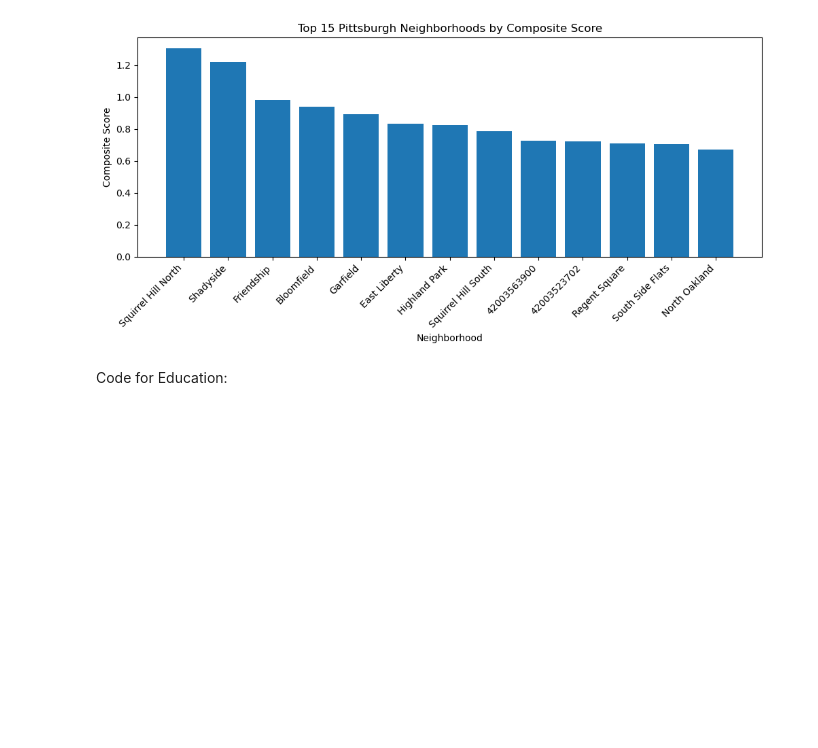
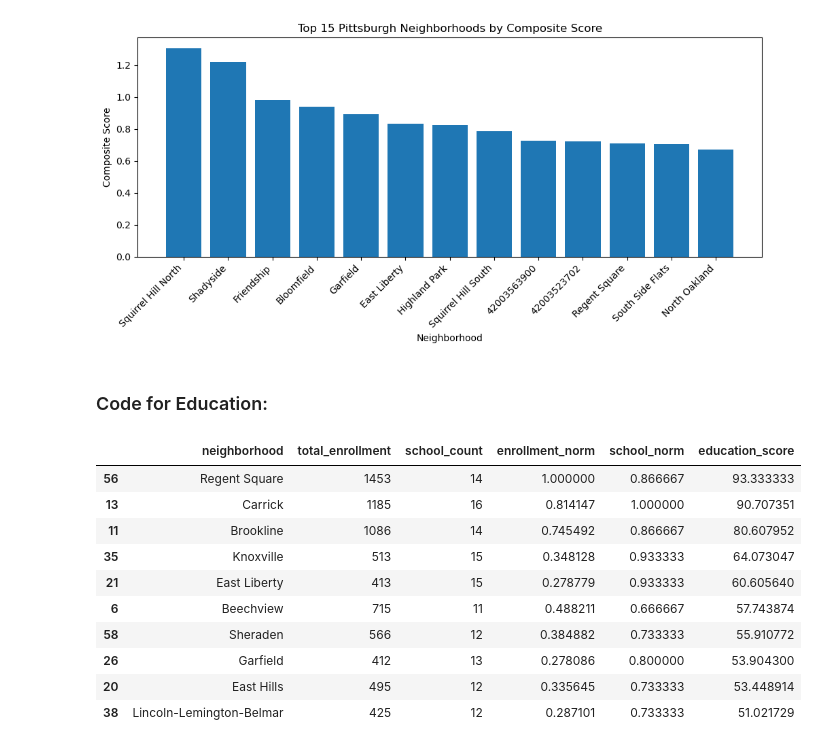
Before and after one commit to vkpurini/Best-Neighborhood-in-Pittsburgh-, a Jupyter notebook: Final-Notebook.ipynb, the cells around one changed output. Drawn from its saved outputs; the diff is of its cells as text; code cells hidden in the pictures; blank space fills up the shorter version.

Commit message:
Group's Final Notebook

```diff
--- a/Final-Notebook.ipynb
+++ b/Final-Notebook.ipynb
@@ -191,4 +191,52 @@ plt.show()
 # %% [output]
 [figure]
 # %% [markdown]
-Code for Education:
+### Code for Education:
+# %%
+import pandas as pd
+
+df = pd.read_csv("neighborhood_school_enrollment.csv")
+
+# Cleaning the data
+df = df.dropna(subset=["neighborhood", "enrolled_students"])
+df["neighborhood"] = df["neighborhood"].str.strip().str.title()
+df["enrolled_students"] = pd.to_numeric(df["enrolled_students"], errors="coerce")
+df = df.dropna(subset=["enrolled_students"])
+df = df[df["school"] != "Other"]
+
+# Total enrollment per neighborhood
+total_enrollment = (df.groupby("neighborhood")["enrolled_students"].sum().reset_index(name="total_enrollment"))
+
+# Number of unique schools per neighborhood
+school_count = (
+    df.groupby("neighborhood")["school"].nunique().reset_index(name="school_count"))
+
+merged = total_enrollment.merge(school_count, on="neighborhood")
+
+# Normalization
+min_enr = merged["total_enrollment"].min()
+max_enr = merged["total_enrollment"].max()
+merged["enrollment_norm"] = (merged["total_enrollment"] - min_enr) / (max_enr - min_enr)
+
+min_sc = merged["school_count"].min()
+max_sc = merged["school_count"].max()
+merged["school_norm"] = (merged["school_count"] - min_sc) / (max_sc - min_sc)
+
+# Final score
+merged["education_score"] = (0.5 * merged["enrollment_norm"] + 0.5 * merged["school_norm"]) * 100
+
+# Ranking
+result = merged.sort_values("education_score", ascending=False)
+result.head(10)
+# %% [output]
+|  | neighborhood | total_enrollment | school_count | enrollment_norm | school_norm | education_score |
+| 56 | Regent Square | 1453 | 14 | 1.000000 | 0.866667 | 93.333333 |
+| 13 | Carrick | 1185 | 16 | 0.814147 | 1.000000 | 90.707351 |
+| 11 | Brookline | 1086 | 14 | 0.745492 | 0.866667 | 80.607952 |
+| 35 | Knoxville | 513 | 15 | 0.348128 | 0.933333 | 64.073047 |
+| 21 | East Liberty | 413 | 15 | 0.278779 | 0.933333 | 60.605640 |
+| 6 | Beechview | 715 | 11 | 0.488211 | 0.666667 | 57.743874 |
+| 58 | Sheraden | 566 | 12 | 0.384882 | 0.733333 | 55.910772 |
+| 26 | Garfield | 412 | 13 | 0.278086 | 0.800000 | 53.904300 |
+| 20 | East Hills | 495 | 12 | 0.335645 | 0.733333 | 53.448914 |
+| 38 | Lincoln-Lemington-Belmar | 425 | 12 | 0.287101 | 0.733333 | 51.021729 |
```
Also changed, not shown: parts of 8 cells of this notebook.
